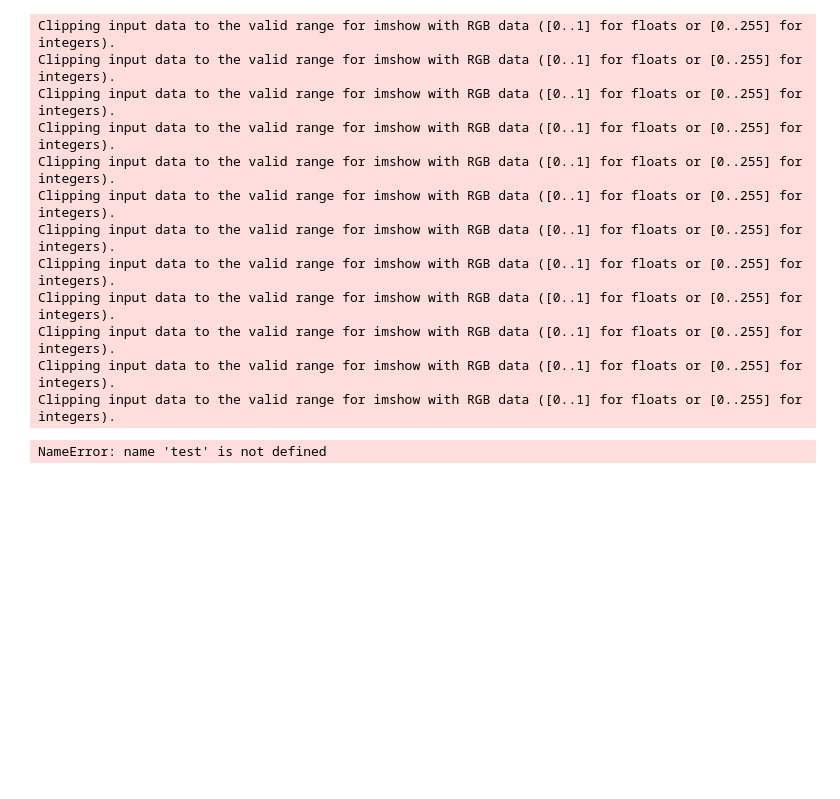
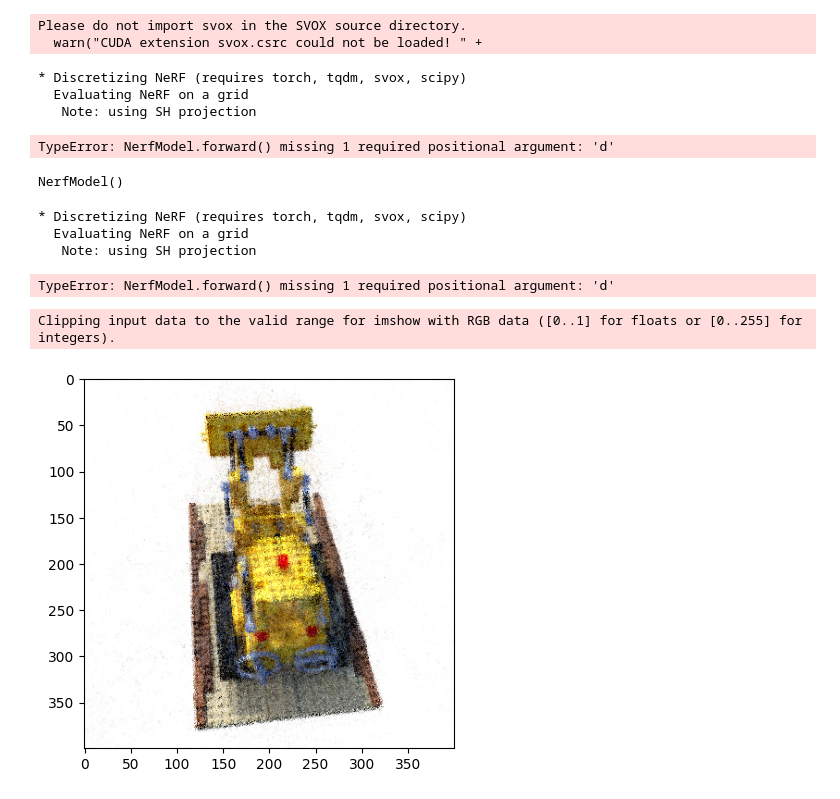
Before and after one commit to OgJail/JailPlexnoels, a Jupyter notebook: V2plexnoels.ipynb, the cells around one changed output. Cells and saved outputs as stored; diff of their text form; code cells hidden in the pictures; blank space fills up the shorter version.

Commit message:
New resources, adding/saving models, early implenentation of gaussian spherical harmonics, etc

```diff
--- a/V2plexnoels.ipynb
+++ b/V2plexnoels.ipynb
@@ -62,11 +100,11 @@ def compute_accumulated_transmittance(alphas):
     return torch.cat((torch.ones((accumulated_transmittance.shape[0], 1), device=alphas.device),
                       accumulated_transmittance[:, :-1]), dim=-1)
 # %%
-def render_rays(nerf_model, ray_origins, ray_directions, hn=0, hf=0.5, nb_bins=250):
+def render_rays(nerf_model, ray_origins, ray_directions, hn=0, hf=0.5, nb_bins=192): #Takes in model (3d Representation of the world), the ray direction and origin, and hn/hf for parametric integration
     device = ray_origins.device
-    t = torch.linspace(hn, hf, nb_bins, device=device).expand(ray_origins.shape[0], nb_bins)
+    t = torch.linspace(hn, hf, nb_bins, device=device).expand(ray_origins.shape[0], nb_bins) #Sample t, sample points along the line hn and hf, helps training for each ray and makes them uniformly spaced
     # Perturb sampling along each ray.
-    mid = (t[:, :-1] + t[:, 1:]) / 2.
+    mid = (t[:, :-1] + t[:, 1:]) / 2. #Helps introduce noise to help uniform spacing.
     lower = torch.cat((t[:, :1], mid), -1)
     upper = torch.cat((mid, t[:, -1:]), -1)
     u = torch.rand(t.shape, device=device)
@@ -74,15 +112,15 @@ def render_rays(nerf_model, ray_origins, ray_directions, hn=0, hf=0.5, nb_bins=2
     delta = torch.cat((t[:, 1:] - t[:, :-1], torch.tensor([1e10], device=device).expand(ray_origins.shape[0], 1)), -1)
 
     x = ray_origins.unsqueeze(1) + t.unsqueeze(2) * ray_directions.unsqueeze(1)  # [batch_size, nb_bins, 3]
-    ray_directions = ray_directions.expand(nb_bins, ray_directions.shape[0], 3).transpose(0, 1)
+    ray_directions = ray_directions.expand(nb_bins, ray_directions.shape[0], 3).transpose(0, 1) #3D location of sample points, where will it be at time t. Gives 3D location.
 
-    colors, sigma = nerf_model(x.reshape(-1, 3), ray_directions.reshape(-1, 3))
-    colors = colors.reshape(x.shape)
-    sigma = sigma.reshape(x.shape[:-1])
+    colors, sigma = nerf_model(x.reshape(-1, 3), ray_directions.reshape(-1, 3)) #calls model to get prediction for x direction
+    colors = colors.reshape(x.shape) #Gives color
+    sigma = sigma.reshape(x.shape[:-1]) #Gives density
 
-    alpha = 1 - torch.exp(-sigma * delta)  # [batch_size, nb_bins]
-    weights = compute_accumulated_transmittance(1 - alpha).unsqueeze(2) * alpha.unsqueeze(2)
+    alpha = 1 - torch.exp(-sigma * delta)  # [batch_size, nb_bins] Gets alpha
+    weights = compute_accumulated_transmittance(1 - alpha).unsqueeze(2) * alpha.unsqueeze(2) #Gets weights
     c = (weights * colors).sum(dim=1)  # Pixel values
     weight_sum = weights.sum(-1).sum(-1)  # Regularization for white background
-    return c + 1 - weight_sum.unsqueeze(-1)
+    return c + 1 - weight_sum.unsqueeze(-1) #Regularization because the background is white
 # %%
@@ -141,29 +186,43 @@ if __name__ == "__main__":
     training_dataset = torch.from_numpy(np.load('training_data.pkl', allow_pickle=True))
     testing_dataset = torch.from_numpy(np.load('testing_data.pkl', allow_pickle=True))
     model = NerfModel(N=169).to(device)
-    model_optimizer = torch.optim.Adam(model.parameters(), lr=1e-3)
-    scheduler = torch.optim.lr_scheduler.MultiStepLR(model_optimizer, milestones=[2, 4, 8], gamma=0.5)
+    model_optimizer = torch.optim.Adam(model.parameters(), lr=1e-2) #learning rate high, directly otimizing voxel grid
+    scheduler = torch.optim.lr_scheduler.MultiStepLR(model_optimizer, milestones=[2, 4, 8], gamma=0.5) #Decays learning rate as epochs gets higher
 
-    data_loader = DataLoader(training_dataset, batch_size=1200, shuffle=True)
+    data_loader = DataLoader(training_dataset, batch_size=4096, shuffle=True)
     train(model, model_optimizer, scheduler, data_loader, nb_epochs=1, device=device, hn=2, hf=6, nb_bins=250)
-    for img_index in [0, 30, 45, 60, 75, 90, 105, 120, 135, 150, 169, 180]:
+    for img_index in [0]:
         test(2, 6, testing_dataset, img_index=img_index, nb_bins=256, H=400, W=400)
-    export_voxel_grid(model, filepath="output_voxel_grid.csv")
+    #save_model(model, model_optimizer, nb_epochs, "ModelTest2.pt") #MAKE SURE TO INCREMENT MODELTEST EACH TIME YOU MAKE A NEW MODEL JAYAL.
+    #export_voxel_grid(model, filepath="output_voxel_grid.csv")
 # %% [output]
-Clipping input data to the valid range for imshow with RGB data ([0..1] for floats or [0..255] for integers).
-Clipping input data to the valid range for imshow with RGB data ([0..1] for floats or [0..255] for integers).
-Clipping input data to the valid range for imshow with RGB data ([0..1] for floats or [0..255] for integers).
-Clipping input data to the valid range for imshow with RGB data ([0..1] for floats or [0..255] for integers).
-Clipping input data to the valid range for imshow with RGB data ([0..1] for floats or [0..255] for integers).
-Clipping input data to the valid range for imshow with RGB data ([0..1] for floats or [0..255] for integers).
-Clipping input data to the valid range for imshow with RGB data ([0..1] for floats or [0..255] for integers).
-Clipping input data to the valid range for imshow with RGB data ([0..1] for floats or [0..255] for integers).
-Clipping input data to the valid range for imshow with RGB data ([0..1] for floats or [0..255] for integers).
-Clipping input data to the valid range for imshow with RGB data ([0..1] for floats or [0..255] for integers).
-Clipping input data to the valid range for imshow with RGB data ([0..1] for floats or [0..255] for integers).
-Clipping input data to the valid range for imshow with RGB data ([0..1] for floats or [0..255] for integers).
+Please do not import svox in the SVOX source directory.
+  warn("CUDA extension svox.csrc could not be loaded! " +
+* Discretizing NeRF (requires torch, tqdm, svox, scipy)
+  Evaluating NeRF on a grid
+   Note: using SH projection
+TypeError: NerfModel.forward() missing 1 required positional argument: 'd'
+# %%
+checkpoint_path = 'ModelTest1.pt' #Commands used to run the pre-trained model
+checkpoint = torch.load(checkpoint_path, map_location=torch.device('cuda'))
+model.load_state_dict(checkpoint['model_state_dict'])
+model_optimizer.load_state_dict(checkpoint['optimizer_state_dict'])
+model.to(torch.device('cuda'))
+# %% [output]
+NerfModel()
+# %%
+scene = nerfvis.Scene("ModelTest")
+scene.add_nerf("NeRF", model, center=[0.0, 0.0, 0.0], radius=1.5, use_dirs=True)
+scene.add_axes()
+scene.display(port=8889)
+# %% [output]
+* Discretizing NeRF (requires torch, tqdm, svox, scipy)
+  Evaluating NeRF on a grid
+   Note: using SH projection
+TypeError: NerfModel.forward() missing 1 required positional argument: 'd'
 # %%
 #train(model, model_optimizer, scheduler, data_loader, nb_epochs=1, device=device, hn=2, hf=6, nb_bins=250)
-test(2,6, testing_dataset, img_index=129, nb_bins=64, H=400, W=400)
+test2(2,6, testing_dataset, img_index=198, nb_bins=64, H=400, W=400)
 # %% [output]
-NameError: name 'test' is not defined
+Clipping input data to the valid range for imshow with RGB data ([0..1] for floats or [0..255] for integers).
+[figure, added]
```
Also changed, not shown: parts of 11 cells of this notebook, 6 other files.
